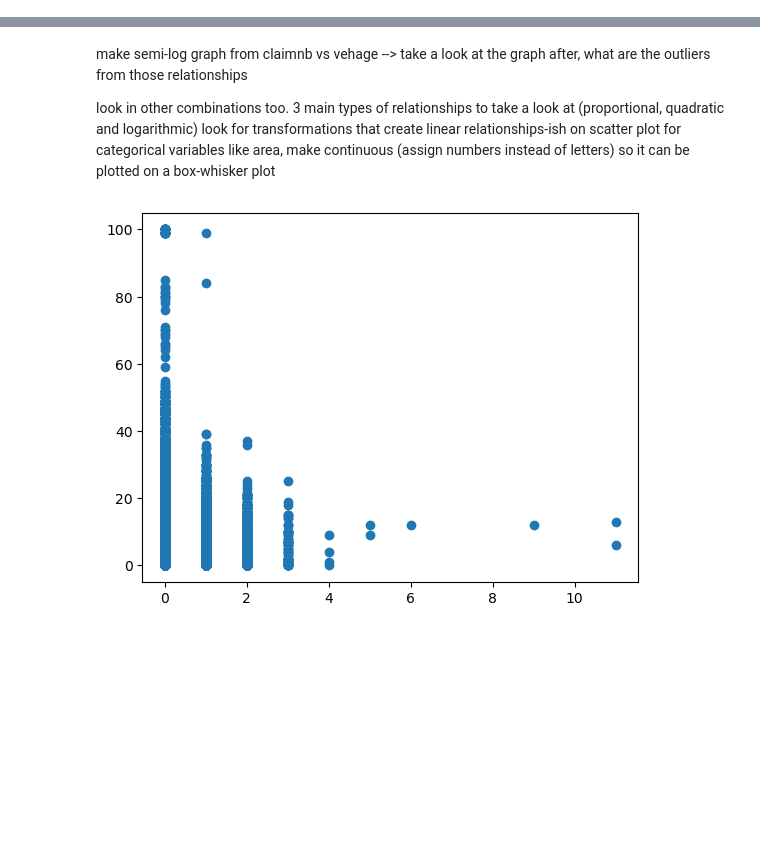
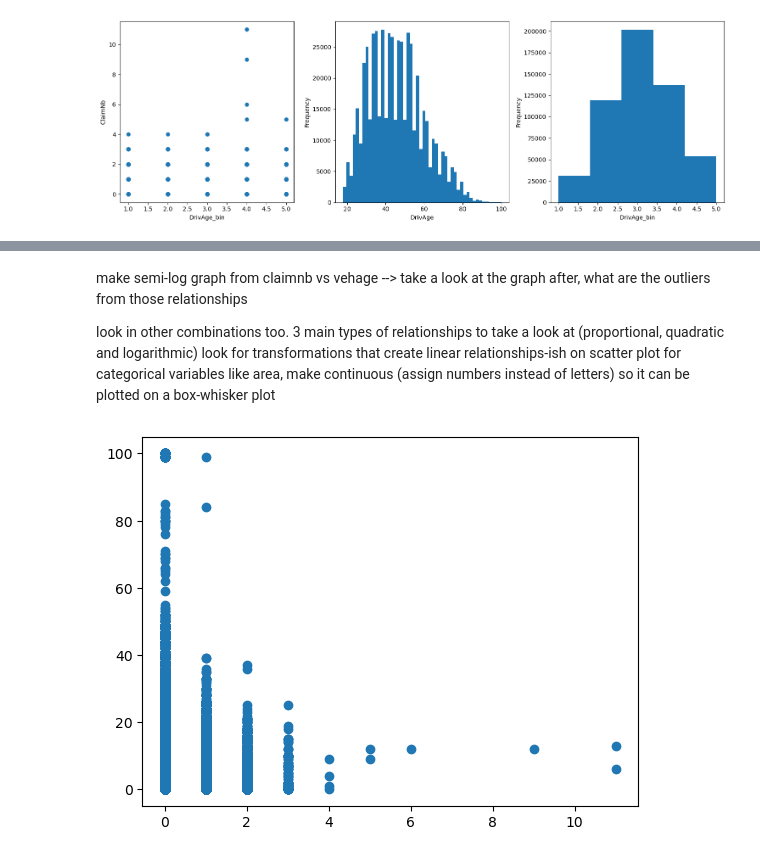
Before and after one commit to HKrtsn/ML-Project, a Jupyter notebook: pca_clustering_scraps.ipynb, the cells around one changed output, grey strips where cells are left out. Cells and saved outputs as stored; diff of their text form; code cells hidden in the pictures; blank space fills up the shorter version.

```diff
--- a/pca_clustering_scraps.ipynb
+++ b/pca_clustering_scraps.ipynb
@@ -16,0 +37,26 @@ claim=df[df['ClaimNb']>0]
+# %%
+df['DrivAge_bin']=pd.cut(
+    df['DrivAge'],
+    bins=[17, 25, 35, 50, 65, 100],
+    labels= [1, 2, 3, 4, 5],            # 1: 18-25, 2: 26-35, 3: 36-50, 4: 51-65, 5: 65+
+    right= True
+)
+
+fig, axes=plt.subplots(1, 3, figsize=(15,5))
+
+axes[0].scatter(x=df['DrivAge_bin'], y=df['ClaimNb'])
+axes[0].set_xlabel('DrivAge_bin')
+axes[0].set_ylabel('ClaimNb')
+
+axes[1].hist(df['DrivAge'].values, bins=50)
+axes[1].set_xlabel('DrivAge')
+axes[1].set_ylabel('Frequency')
+
+axes[2].hist(df['DrivAge_bin'], bins=5)
+axes[2].set_xlabel('DrivAge_bin')
+axes[2].set_ylabel('Frequency')
+
+plt.tight_layout()
+plt.show()
+# %% [output]
+[figure, added]
```
Also changed, not shown: parts of 4 cells of this notebook, 1 other file.
